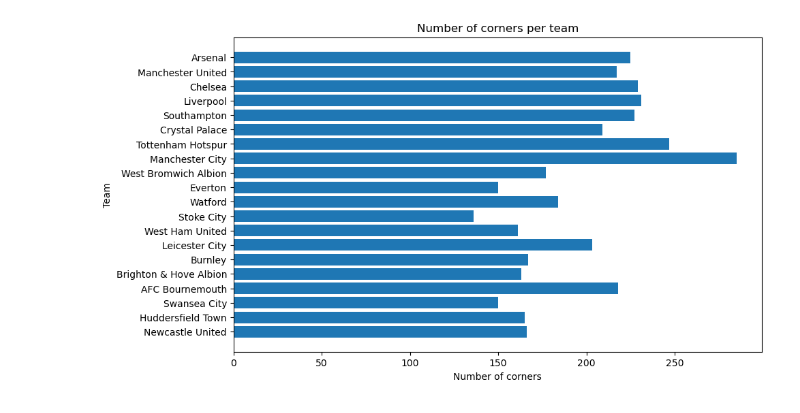
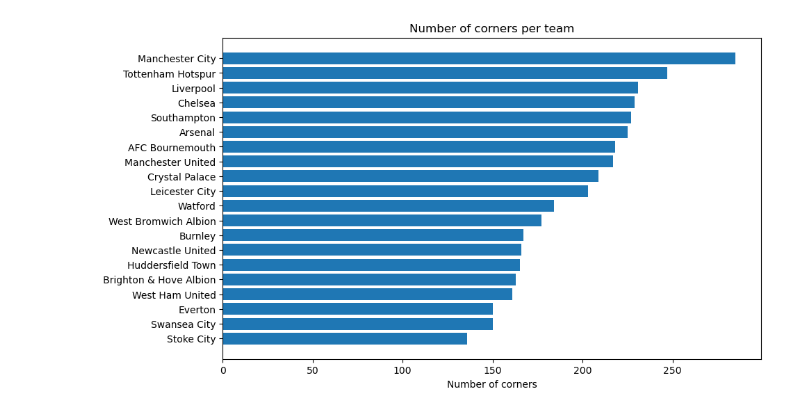
Before and after one commit to MarijnSt/soccermatics, a Jupyter notebook: 0-getting-started/t-test.ipynb, the cells around one changed output. Drawn from its saved outputs; the diff is of its cells as text; code cells hidden in the pictures.

Commit message:
t-test plot corners by team

```diff
--- a/0-getting-started/t-test.ipynb
+++ b/0-getting-started/t-test.ipynb
@@ -47,20 +47,20 @@ df_teams.head()
 # %%
 # take out corners
 df_corners = df_events[df_events["subEventName"] == "Corner"]
 
 # count corners per team
 corners_by_team = df_corners.groupby("teamId").size().reset_index(name="counts")
 
 # merge with teams data
-df_corners_by_team = pd.merge(df_teams, corners_by_team, on="teamId")
+df_corners_by_team = corners_by_team.merge(df_teams[["name", "teamId"]], how="left", on="teamId")
+df_corners_by_team.sort_values(by="counts", inplace=True)
 df_corners_by_team.head()
 
 # plot
 plt.figure(figsize=(10, 6))
 plt.barh(df_corners_by_team["name"], df_corners_by_team["counts"])
-plt.ylabel("Team")
 plt.xlabel("Number of corners")
 plt.title("Number of corners per team")
 plt.show()
 # %% [output]
-[figure, old version]
+[figure, new version]
```
Also changed, not shown: parts of 1 cell of this notebook.
